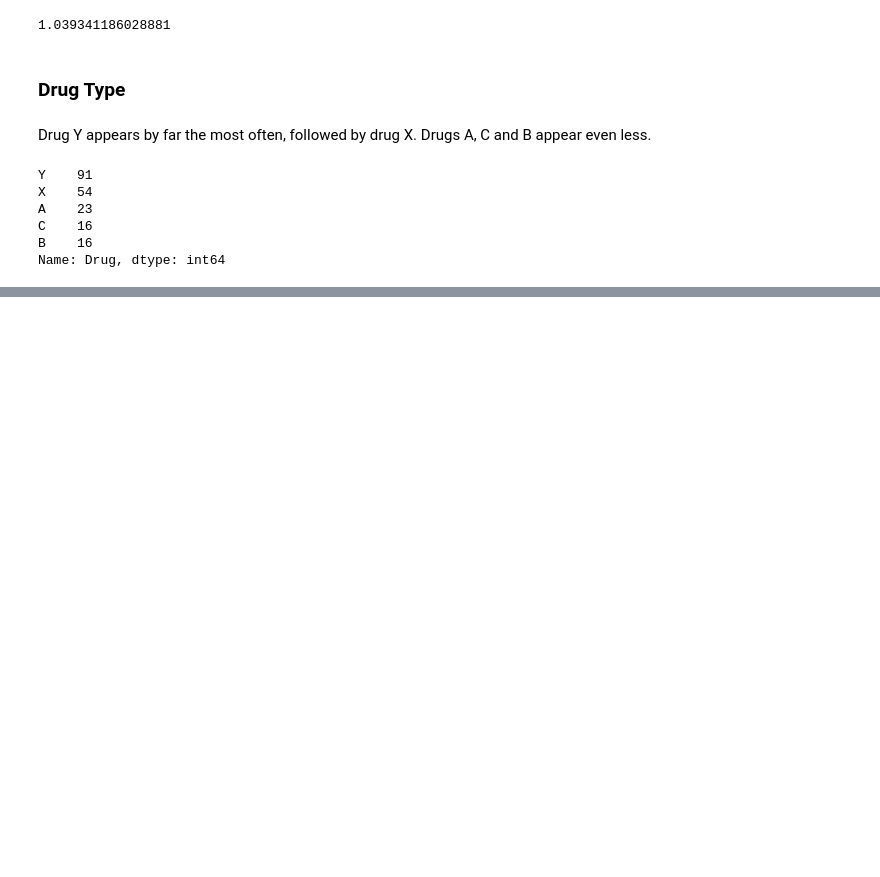
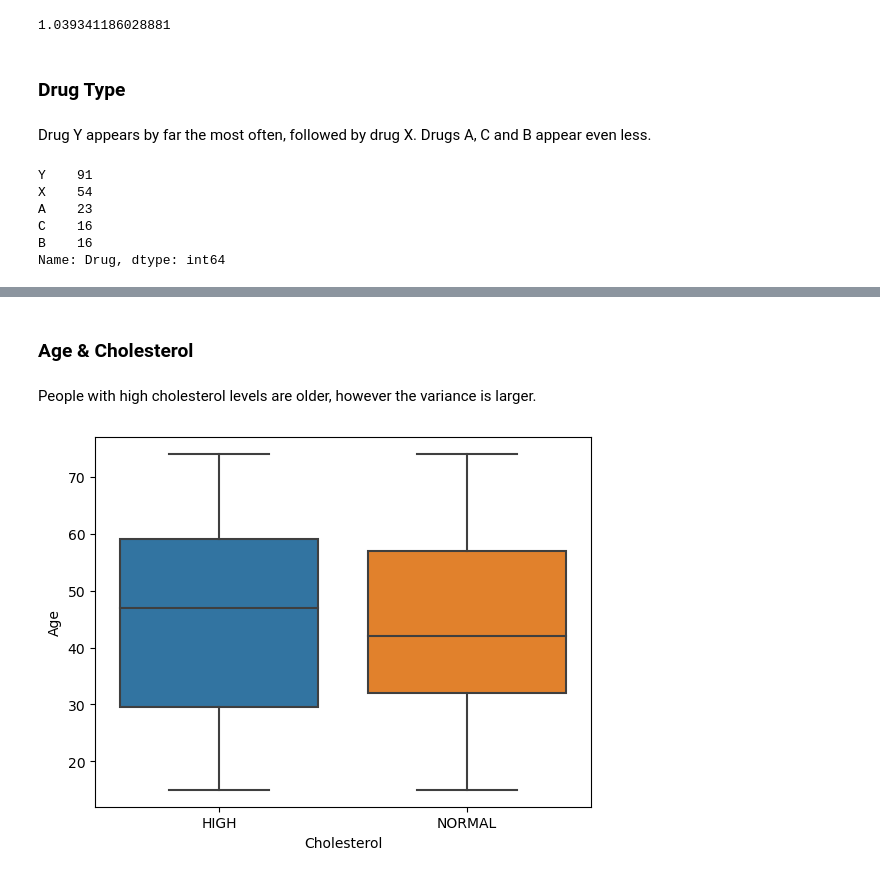
Before and after one commit to SandorCumberbane/Drug-Classification, a Jupyter notebook: Exploratory-Data-Analysis.ipynb, the cells around one changed output, grey strips where cells are left out. Saved outputs shown, nothing was run; the diff lists cells and outputs as text; code cells hidden in the pictures; blank space fills up the shorter version.

```diff
--- a/Exploratory-Data-Analysis.ipynb
+++ b/Exploratory-Data-Analysis.ipynb
@@ -146,0 +174,9 @@ Name: Drug, dtype: int64
+# %% [markdown]
+### Age & Cholesterol
+# %% [markdown]
+People with high cholesterol levels are older, however the variance is larger.
+# %%
+sns.boxplot(x=data["Cholesterol"], y=data["Age"])
+plt.show()
+# %% [output]
+[figure, added]
```
Also changed, not shown: parts of 72 cells of this notebook.
